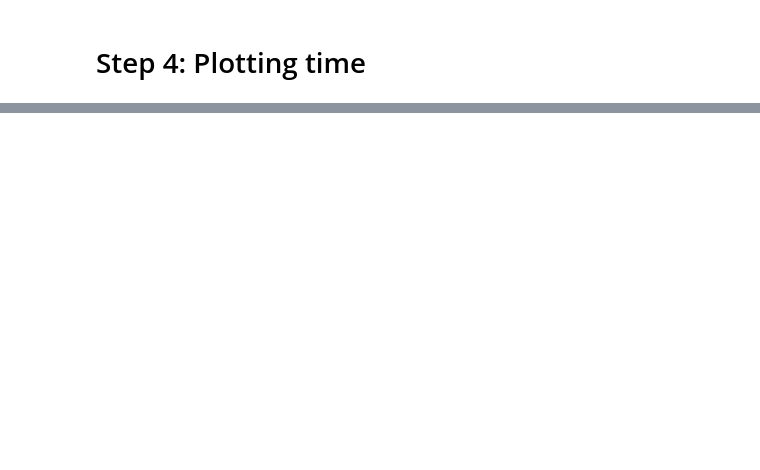
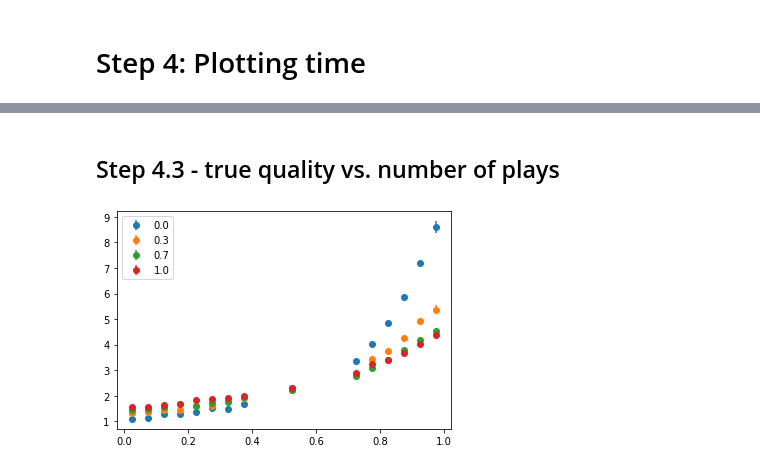
Before and after one commit to LEFTA98/ratings_with_eb, a Jupyter notebook: soal_sims_analysis.ipynb, the cells around one changed output, grey strips where cells are left out. Cells and saved outputs as stored; diff of their text form; code cells hidden in the pictures; blank space fills up the shorter version.

```diff
--- a/soal_sims_analysis.ipynb
+++ b/soal_sims_analysis.ipynb
@@ -156,0 +223,31 @@ Categories (5, int64): [1 < 2 < 3 < 4 < 5]
+# %% [markdown]
+## Step 4.3 - true quality vs. number of plays
+# %%
+quantile_df = pd.cut(video_df, np.linspace(0,1,21), labels=(np.linspace(0,0.95,20) + np.linspace(0.05, 1,20))/2)
+cutoff = 60
+# %%
+for k in data_dict:
+    d = dict()
+    for l in data_dict[k]:
+        for traj in data_dict[k][l]:
+            if traj.shape[0] >= cutoff + 1:
+                prod_id = l if k==0.0 else l[0]
+                traj_qual = quantile_df[prod_id] # get quality to closest multiple of 0.2
+                truncated_traj = copy.deepcopy(traj)[cutoff,:]
+                truncated_traj = np.sum(truncated_traj) - np.sum(traj[0,:])
+                if traj_qual in d:
+                    d[traj_qual].append(truncated_traj)
+                else:
+                    d[traj_qual] = [truncated_traj]
+
+    modified_data_dict[k] = d
+# %%
+for k in modified_data_dict.keys():
+    plt.errorbar(x=list(modified_data_dict[k].keys()),
+                 y=[np.mean(modified_data_dict[k][l]) for l in modified_data_dict[k].keys()],
+                 yerr=[scipy.stats.sem(modified_data_dict[k][l]) for l in modified_data_dict[k].keys()],
+                 fmt='o',
+                 label=k)
+    plt.legend()
+# %% [output]
+[figure, added]
```
Also changed, not shown: parts of 17 cells of this notebook.
